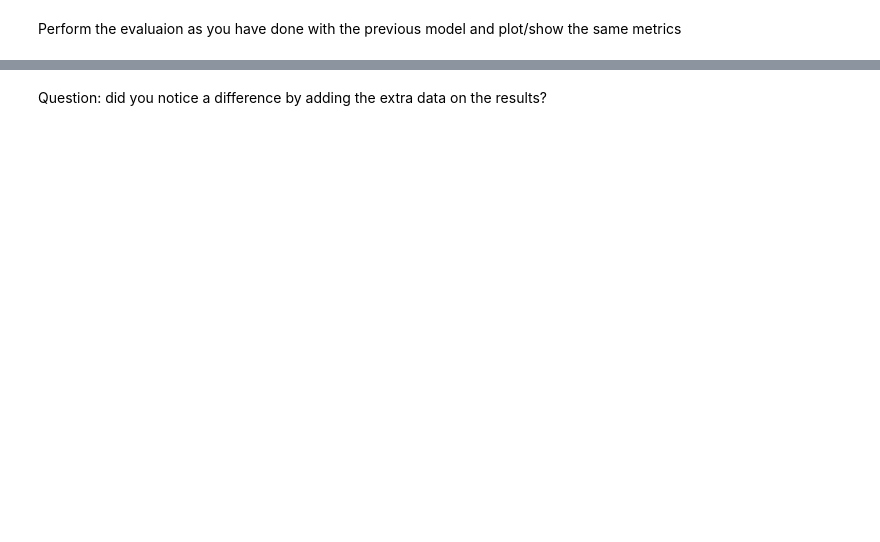
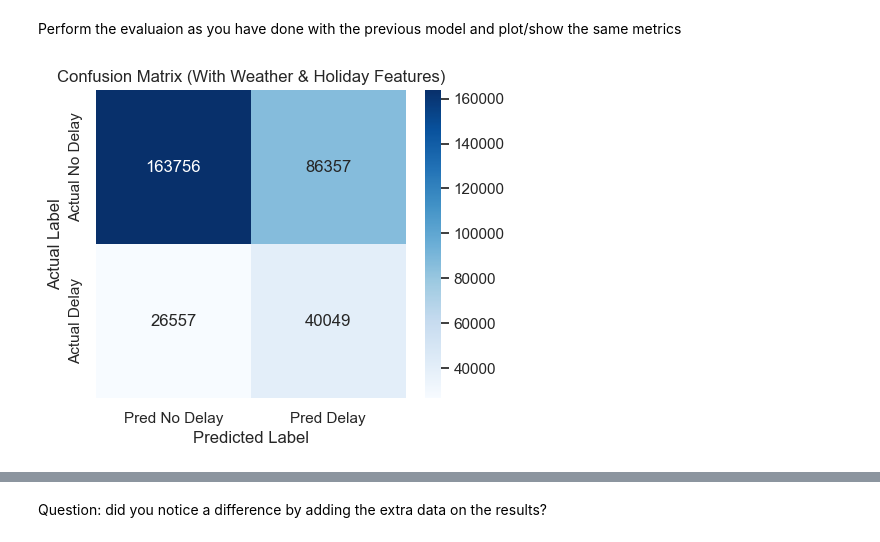
Before and after one commit to AyushBajgai/Predicting-Airplane-Delays-using-ML-pipeline, a Jupyter notebook: onpremises.ipynb, the cells around one changed output, grey strips where cells are left out. Cells and saved outputs as stored; diff of their text form; code cells hidden in the pictures; blank space fills up the shorter version.

```diff
--- a/onpremises.ipynb
+++ b/onpremises.ipynb
@@ -1175,4 +1334,4 @@ Index(['Distance', 'DepHourofDay', 'is_delay', 'AWND_O', 'PRCP_O', 'TAVG_O',
 # %% [markdown]
 Rename the `is_delay` column to `target` again. Use the same code as before.
 # %%
-data.rename(columns = {<CODE>:<CODE>}, inplace=True )# Enter your code here
+data.rename(columns={'is_delay': 'target'}, inplace=True)
@@ -1186,3 +1344,9 @@ Create the training and testing sets again.
+# %%
+# split the data again
+X = data.drop(columns=['target'])
+y = data['target'].astype(int)
+
+X_train, X_test, y_train, y_test = train_test_split(X, y, test_size=0.2, random_state=42, stratify=y)
 # %% [markdown]
 ### New baseline classifier
 
@@ -1194,0 +1354,5 @@ classifier2 = # Enter your code here
+# %%
+classifier2 = LogisticRegression(max_iter=200, class_weight='balanced', solver='liblinear')
+
+# fit the model
+classifier2.fit(X_train, y_train)
@@ -1194,0 +1361,19 @@ classifier2 = # Enter your code here
+# %%
+y_pred = classifier2.predict(X_test)
+y_prob = classifier2.predict_proba(X_test)[:, 1]
+
+#evaluate
+accuracy = accuracy_score(y_test, y_pred)
+precision = precision_score(y_test, y_pred)
+recall = recall_score(y_test, y_pred)
+roc_auc = roc_auc_score(y_test, y_prob)
+
+cm = confusion_matrix(y_test, y_pred)
+specificity = cm[0, 0] / (cm[0, 0] + cm[0, 1])
+
+print(f"Accuracy:     {accuracy:.3f}")
+print(f"Precision:    {precision:.3f}")
+print(f"Recall (Sensitivity): {recall:.3f}")
+print(f"Specificity:  {specificity:.3f}")
+print(f"ROC-AUC:      {roc_auc:.3f}")
+print("\nClassification Report:\n", classification_report(y_test, y_pred, digits=3))
@@ -1195,2 +1396,13 @@ classifier2 = # Enter your code here
 # %% [markdown]
 Perform the evaluaion as you have done with the previous model and plot/show the same metrics
+# %%
+plt.figure(figsize=(5, 4))
+sns.heatmap(cm, annot=True, fmt='d', cmap='Blues',
+            xticklabels=['Pred No Delay', 'Pred Delay'],
+            yticklabels=['Actual No Delay', 'Actual Delay'])
+plt.title('Confusion Matrix (With Weather & Holiday Features)')
+plt.xlabel('Predicted Label')
+plt.ylabel('Actual Label')
+plt.show()
+# %% [output]
+[figure, added]
```
Also changed, not shown: parts of 33 cells of this notebook.
